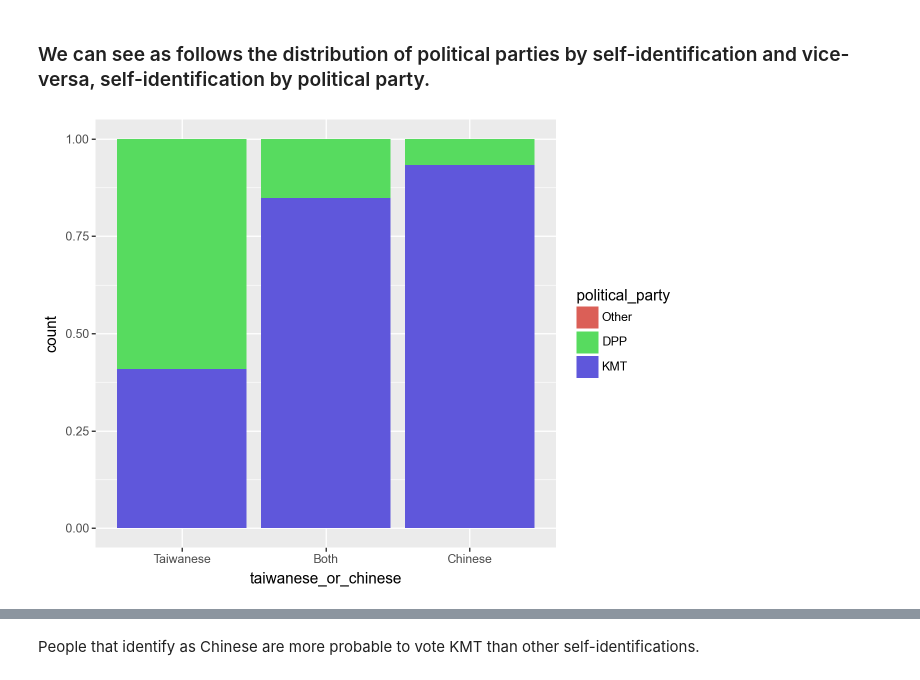
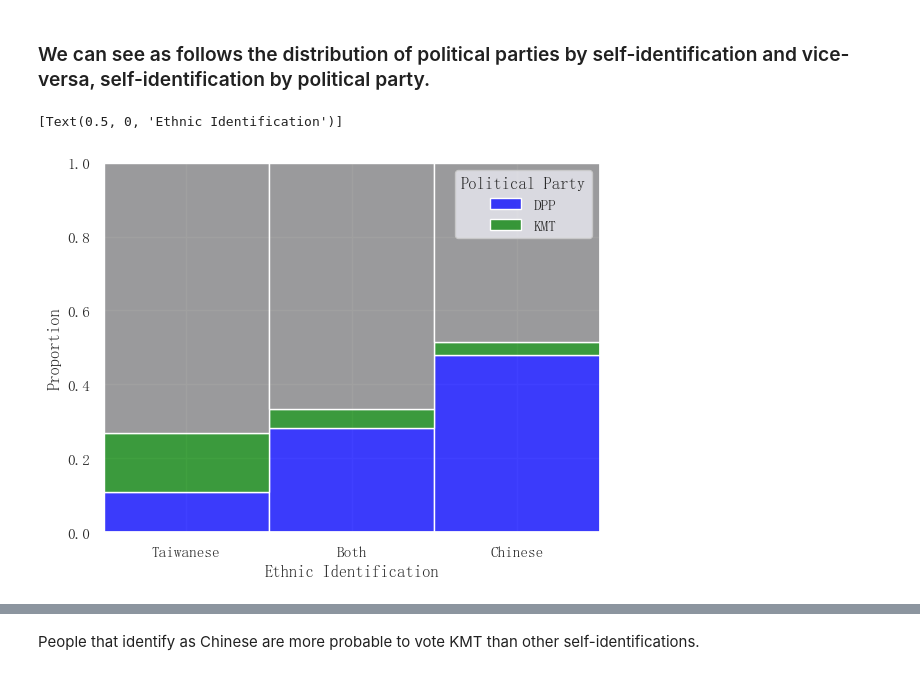
Before and after one commit to faustourrutiareyes/TaiwaneseIdentificationResearch, a Jupyter notebook: main.ipynb, the cells around one changed output, grey strips where cells are left out. Drawn from its saved outputs; the diff is of its cells as text; code cells hidden in the pictures.

```diff
--- a/main.ipynb
+++ b/main.ipynb
@@ -211,10 +262,19 @@ Other            1993
 Tsai Ying-Wen    1561
 Name: count, dtype: int64
 # %%
-data_merge.loc[data_merge['pre_ele_97'].str.contains('謝長廷') ,'pre_ele_97'] = 'Frank Hsieh'
-data_merge.loc[data_merge['pre_ele_97'].str.contains('馬英九') ,'pre_ele_97'] = 'Ma Ying-Jiu'
-data_merge.loc[~data_merge['pre_ele_97'].isin(['Frank Hsieh', 'Ma Ying-Jiu']) ,'pre_ele_97'] = 'Other'
-data_merge['pre_ele_97'].value_counts()
+data_merge.loc[data_merge["pre_ele_97"].str.contains("謝長廷"), "pre_ele_97"] = (
+    "Frank Hsieh"
+
+)
+data_merge.loc[data_merge["pre_ele_97"].str.contains("馬英九"), "pre_ele_97"] = (
+    "Ma Ying-Jiu"
+
+)
+data_merge.loc[
+    ~data_merge["pre_ele_97"].isin(["Frank Hsieh", "Ma Ying-Jiu"]), "pre_ele_97"
+] = "Other"
+
+data_merge["pre_ele_97"].value_counts()
 # %% [output]
 pre_ele_97
 Other          3345
@@ -425,7 +537,17 @@ df_parties = data_merge[data_merge['political_party'].isin(['DPP', 'KMT'])]
-# %%
-(
-ggplot() +
-  geom_bar(df_parties, aes(x = 'taiwanese_or_chinese', fill = 'political_party'), position = "fill")
-)
-# %% [output]
-[figure, removed]
+# %%
+color_palette_parties = {"Other": "gray", "KMT": "blue", "DPP": "green"}
+
+ax = sns.histplot(
+    data=data_merge,
+    x="taiwanese_or_chinese",
+    hue="political_party",
+    multiple="fill",
+    stat="proportion",
+    palette=color_palette_parties,
+)
+
+ax.legend(title="Political Party", labels=df_parties["political_party"].unique())
+ax.set(xlabel="Ethnic Identification")
+# %% [output]
+[Text(0.5, 0, 'Ethnic Identification')]
+[figure, added]
```
Also changed, not shown: parts of 39 cells of this notebook, 2 other files.
